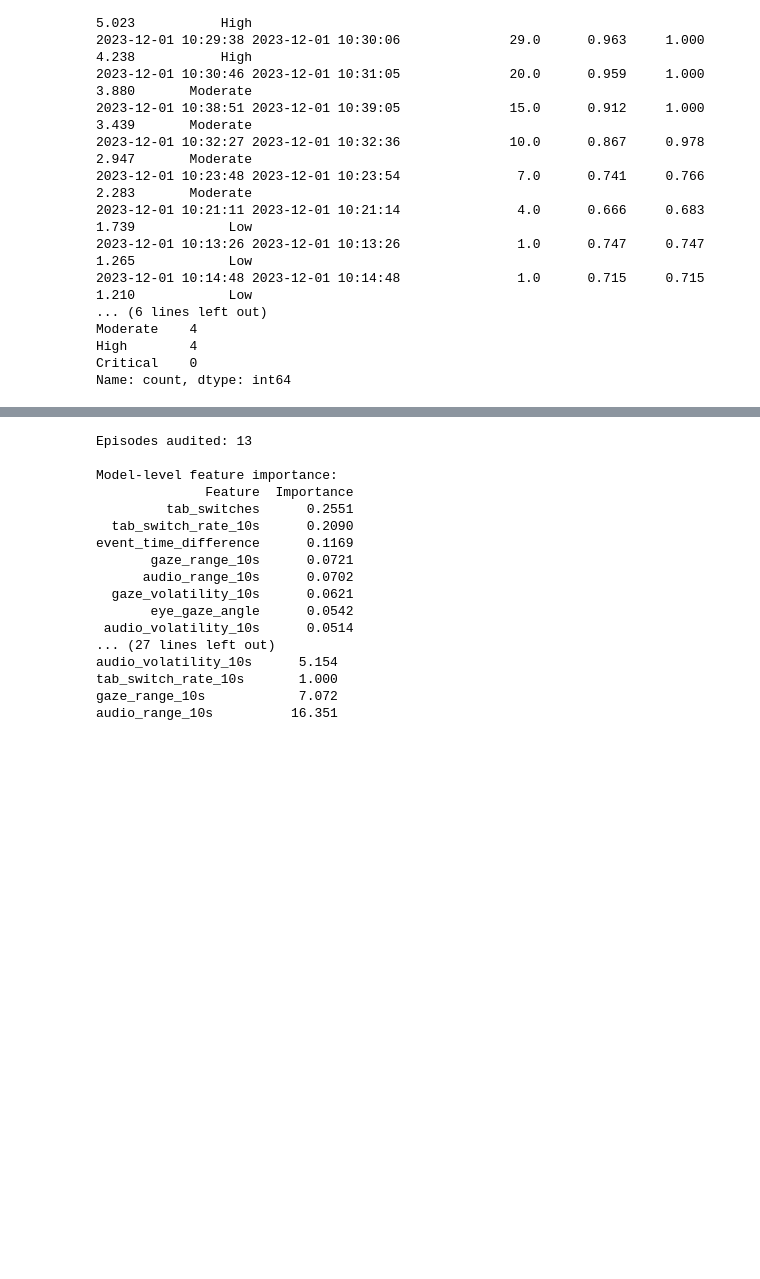
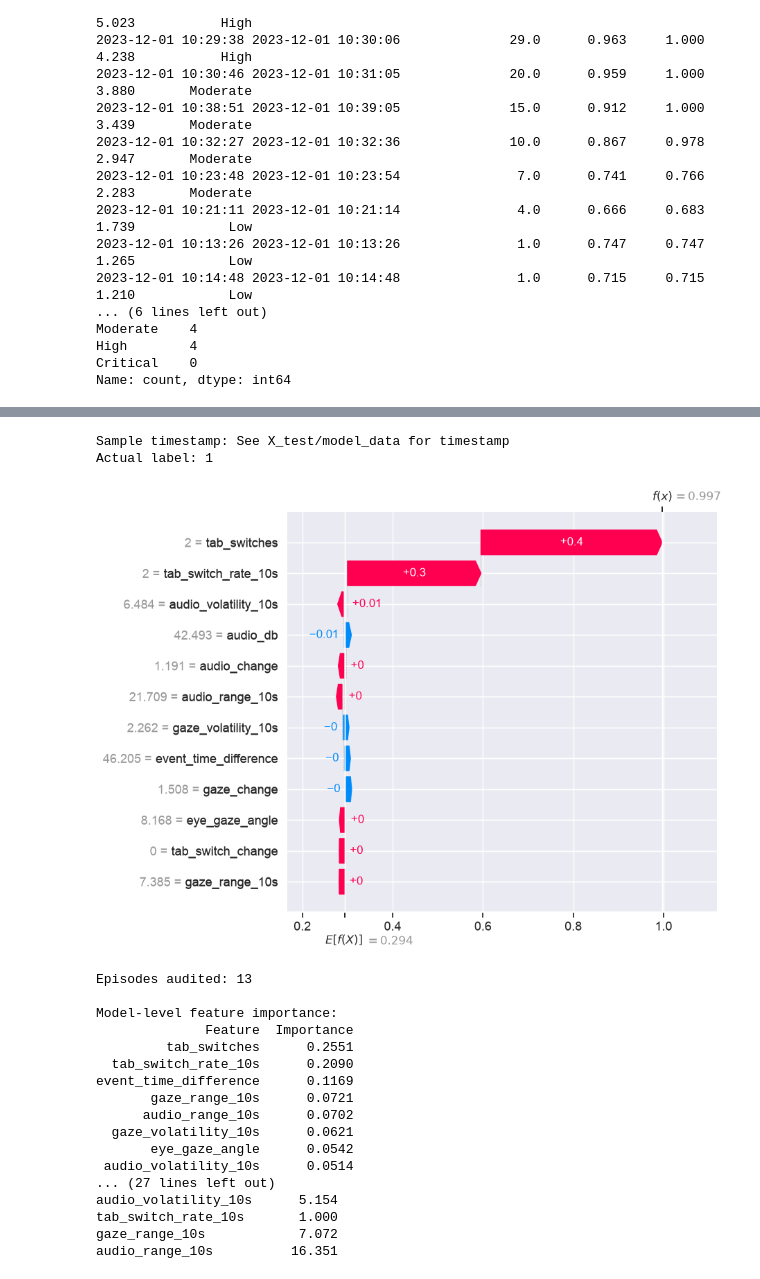
Before and after one commit to Divyanshuraj2350/executive-panopticon, a Jupyter notebook: notebooks/Executive_Panopticon.ipynb, the cells around one changed output, grey strips where cells are left out. Cells and saved outputs as stored; diff of their text form; code cells hidden in the pictures; blank space fills up the shorter version.

```diff
--- a/notebooks/Executive_Panopticon.ipynb
+++ b/notebooks/Executive_Panopticon.ipynb
@@ -4116,3 +4476,29 @@ Name: count, dtype: int64
+# %%
+# 10L. LOCAL SHAP EXPLANATION
+
+sample_index = 0
+
+local_values = shap_positive[sample_index]
+
+local_explanation = shap.Explanation(
+    values=local_values,
+    base_values=causal_explainer.expected_value[1],
+    data=X_shap.iloc[sample_index].to_numpy(),
+    feature_names=list(X_shap.columns),
+)
+
+print("Sample timestamp:", X_shap.index[sample_index]
+      if isinstance(X_shap.index, pd.DatetimeIndex)
+      else "See X_test/model_data for timestamp")
+print("Actual label:", y_test.loc[X_shap.index[sample_index]]
+      if X_shap.index.isin(y_test.index).any()
+      else "Use the matching test-row index to retrieve the label")
+
+shap.plots.waterfall(local_explanation, max_display=12)
+# %% [output]
+Sample timestamp: See X_test/model_data for timestamp
+Actual label: 1
+[figure, added]
 # %%
 # ============================================================
 # 11A. EPISODE EVIDENCE AUDIT
```
Also changed, not shown: parts of 25 cells of this notebook, 3 other files.
